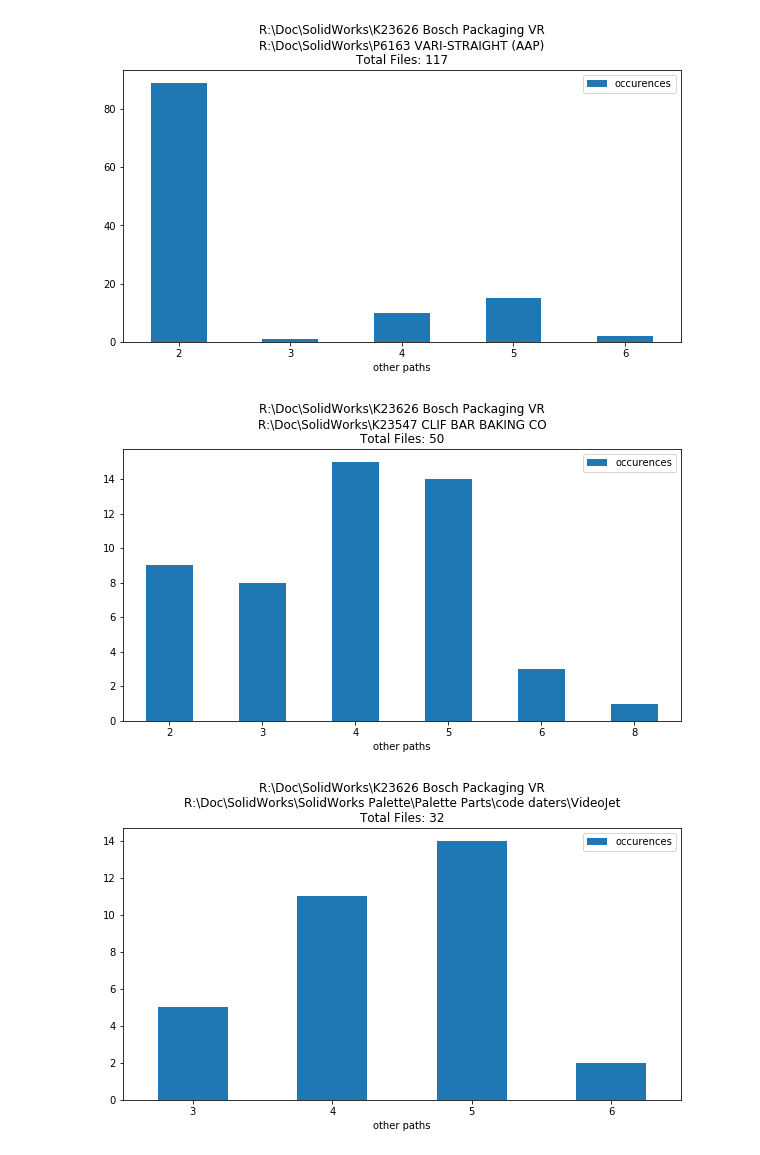
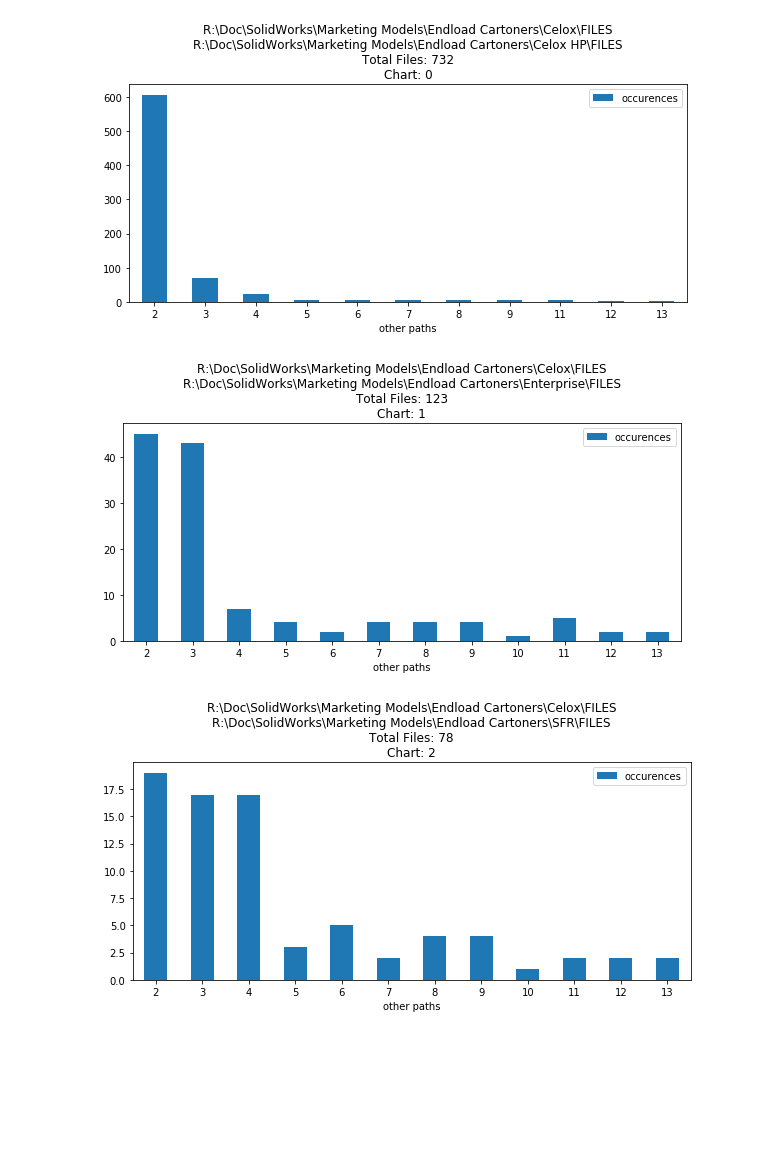
Before and after one commit to gratten/data_cleanse, a Jupyter notebook: notebooks/top_offender_03.ipynb, the cells around one changed output. Cells and saved outputs as stored; diff of their text form; code cells hidden in the pictures; blank space fills up the shorter version.

Commit message:
Added files for top_offender approach

```diff
--- a/notebooks/top_offender_03.ipynb
+++ b/notebooks/top_offender_03.ipynb
@@ -20,8 +20,9 @@ df = filter.sld(df_og)
 # %%
 dups = df[df.duplicated(['name_low'], keep=False)]
 dups = dups.sort_values(['name_low'])
-# %%
-dups = dups.reset_index()
+# %%
+# dups = dups.reset_index()
+dups.reset_index(inplace=True, drop=True)
 # %%
 dups.head()
 # %% [output]
@@ -105,8 +106,8 @@ def build_data(offender, file_paths):
 
     return num_list, occur_list, totalFiles
 # %%
-def chart_em(num_list, occur_list, totalFiles, titleA, titleB):
+def chart_em(num_list, occur_list, totalFiles, titleA, titleB, i):
 
     df = pd.DataFrame({'other paths':num_list, 'occurences':occur_list})
-    title = f'{titleA}\n{titleB}\nTotal Files: {totalFiles}'
-    ax = df.plot.bar(x='other paths', y='occurences', rot=0, figsize=(10, 5), title = title)
+    title = f'{titleA}\n{titleB}\nTotal Files: {totalFiles}\nChart: {i}'
+    ax = df.plot.bar(x='other paths', y='occurences', rot=0, figsize=(10, 4), title = title)
@@ -113,6 +142,9 @@ def chart_em(num_list, occur_list, totalFiles, titleA, titleB):
 # %%
-num = 2
-limit = 10
+############################################
+# choose top offender
+############################################
+num = 0
+limit = 20
 
 titleA = top_offenders[num]
 
@@ -129,8 +161,8 @@ for i in top_offenders2:
 # %%
 for i in range(len(numlist_list)):
     titleB = top_offenders2[i]
-    chart_em(numlist_list[i], occurlist_list[i], totalFiles_list[i], titleA, titleB)
+    chart_em(numlist_list[i], occurlist_list[i], totalFiles_list[i], titleA, titleB, i)
 # %% [output]
-[figure, old version]
+[figure, new version]
-[figure, old version]
+[figure, new version]
-[figure, old version]
+[figure, new version]
```
Also changed, not shown: parts of 16 cells of this notebook, 8 other files.
